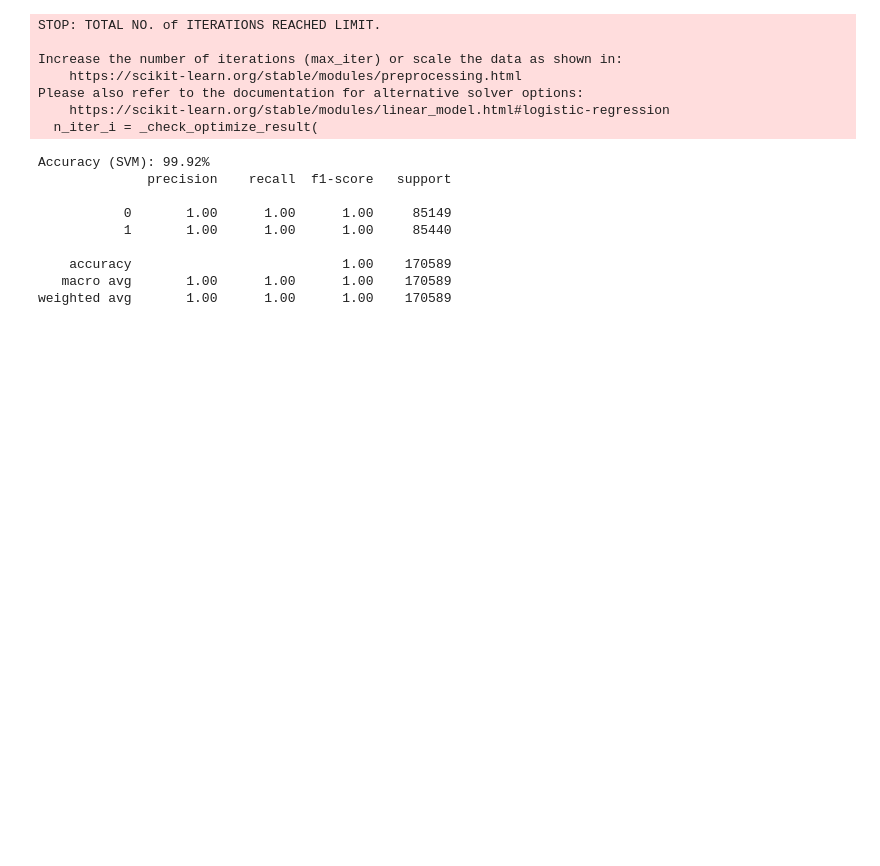
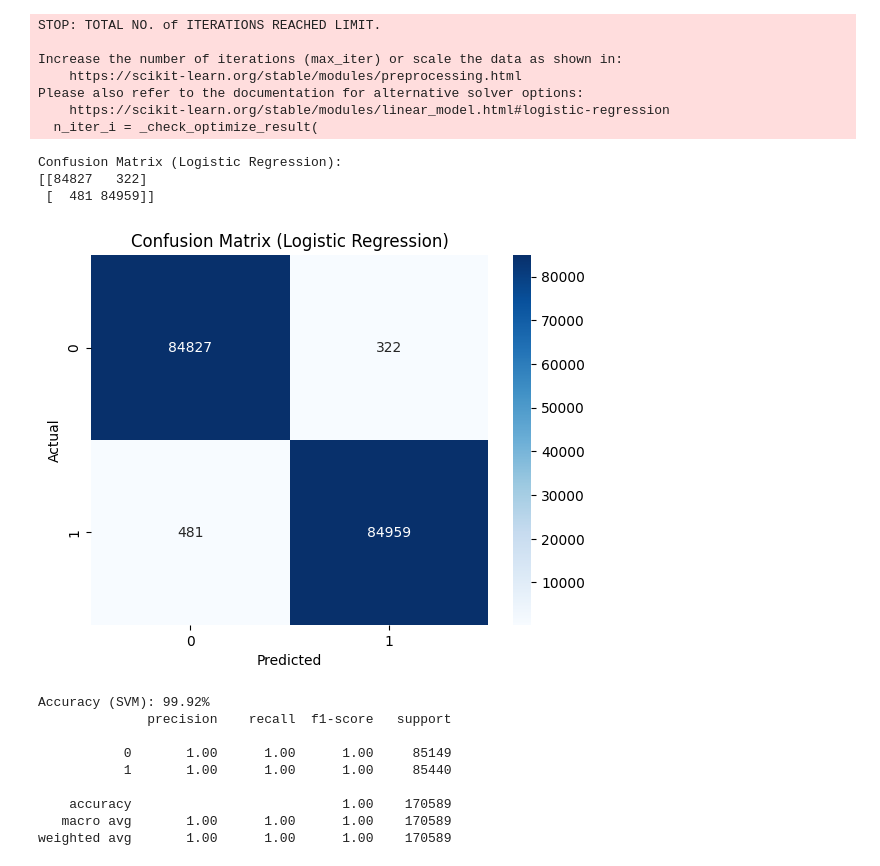
Before and after one commit to houssenedao/Credit-Card-Fraud-Detection-System, a Jupyter notebook: ml model/credit-card-fraud-detection.ipynb, the cells around one changed output. Cells and saved outputs as stored; diff of their text form; code cells hidden in the pictures; blank space fills up the shorter version.

```diff
--- a/ml model/credit-card-fraud-detection.ipynb
+++ b/ml model/credit-card-fraud-detection.ipynb
@@ -126,6 +126,24 @@ Increase the number of iterations (max_iter) or scale the data as shown in:
 Please also refer to the documentation for alternative solver options:
     https://scikit-learn.org/stable/modules/linear_model.html#logistic-regression
   n_iter_i = _check_optimize_result(
+# %%
+from sklearn.metrics import confusion_matrix
+
+cm_lr = confusion_matrix(y_test, y_pred)
+print("Confusion Matrix (Logistic Regression):")
+print(cm_lr)
+
+# Visualize the confusion matrix
+sns.heatmap(cm_lr, annot=True, fmt='d', cmap='Blues')
+plt.xlabel('Predicted')
+plt.ylabel('Actual')
+plt.title('Confusion Matrix (Logistic Regression)')
+plt.show()
+# %% [output]
+Confusion Matrix (Logistic Regression):
+[[84827   322]
+ [  481 84959]]
+[figure, added]
 # %%
 from sklearn.svm import SVC
 
```
Also changed, not shown: parts of 7 cells of this notebook.
